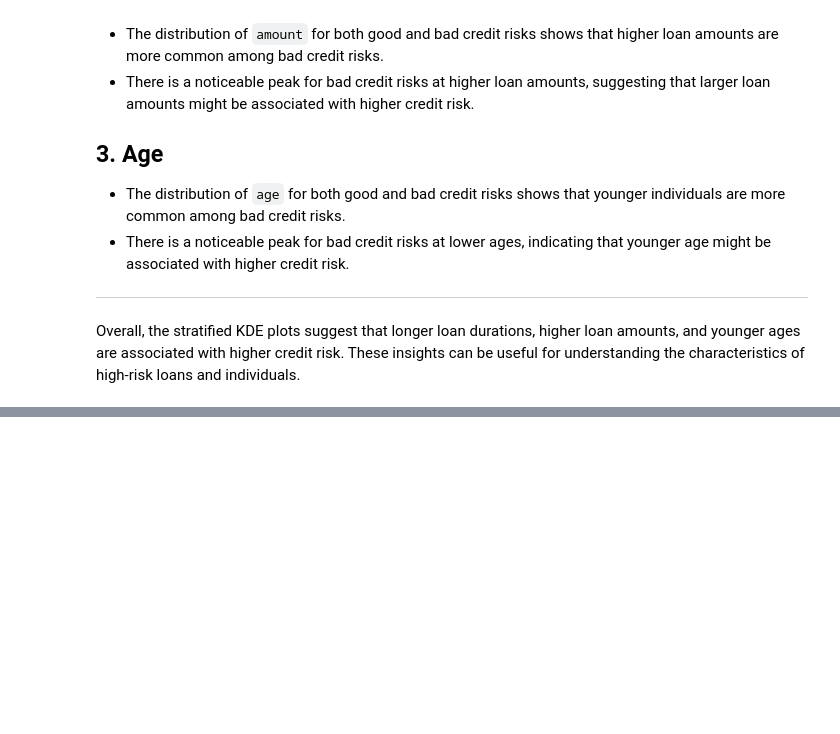
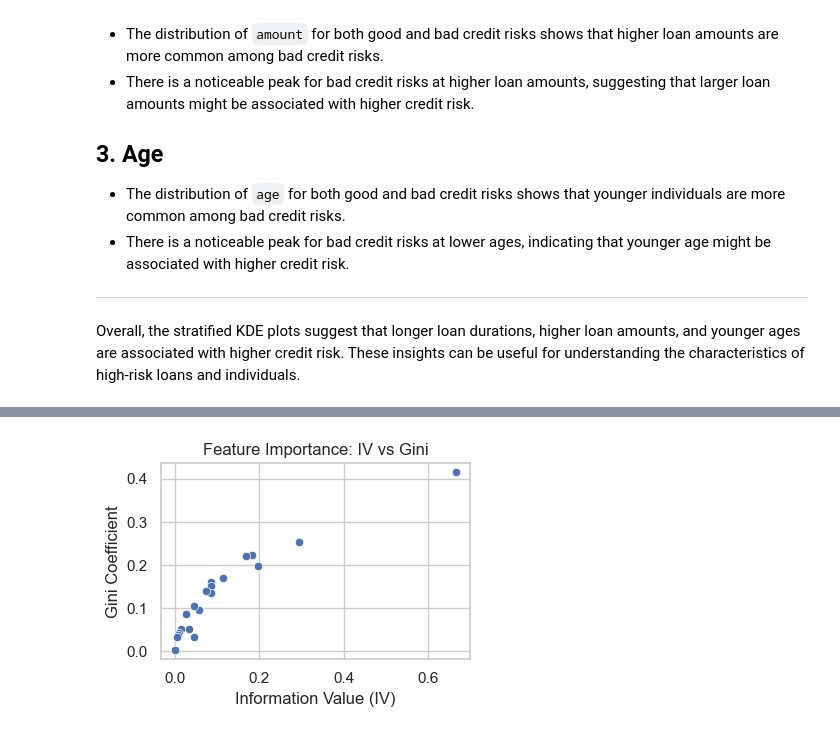
Before and after one commit to MarkThackham/MarkThackham.github.io, a Jupyter notebook: Portfolio/machine-learning/credit-data/machine-learning-german-credit-data.ipynb, the cells around one changed output, grey strips where cells are left out. Saved outputs shown, nothing was run; the diff lists cells and outputs as text; code cells hidden in the pictures; blank space fills up the shorter version.

```diff
--- a/Portfolio/machine-learning/credit-data/machine-learning-german-credit-data.ipynb
+++ b/Portfolio/machine-learning/credit-data/machine-learning-german-credit-data.ipynb
@@ -458,0 +537,69 @@ df
+# %%
+#========================================================================
+# Step 5: Feature Importance
+
+#--------------------
+# Binned dataset
+all_cols=df.drop('bad_flag', axis=1).columns.to_list()
+df_binned= pd.DataFrame(index=df.index)
+for col in all_cols:
+    df_binned.loc[:,[col]]=bin_feature(df['bad_flag'], df[col], num_bins=4)
+#--------------------
+
+#--------------------
+# WoE Encoding
+encoder = ce.WOEEncoder(cols=all_cols, regularization=0)
+encoder.fit(df_binned[all_cols], df['bad_flag'])
+df_binned2 = encoder.transform(df_binned[all_cols])
+df_binned2['bad_flag']=df['bad_flag']
+#--------------------
+
+#--------------------
+# Numeric Dataset
+num_cols=df.select_dtypes(include=[np.number]).columns.to_list()
+cat_cols=df.select_dtypes(exclude=[np.number]).columns.to_list()
+df_binned3=pd.concat([df[num_cols], df_binned2[cat_cols]], axis=1)
+df_binned3=df_binned3[df.columns.to_list()]
+#--------------------
+
+#--------------------
+# WoE, IV and Gini
+all_ivs=[]
+all_ginis=[]
+all_cols=df.drop('bad_flag', axis=1).columns.to_list()
+for col in all_cols:
+    woe_table, iv=woe_iv_calc(df['bad_flag'], df[col], num_bins=4)
+    gini_val=gini(df_binned2['bad_flag'], df_binned2[col], decimals=4)
+    all_ivs.append(iv)
+    all_ginis.append(gini_val)
+    print('--------------------')
+    print(f'### WoE Table for {col} ###')
+    print(woe_table)
+    print(f'IV for {col}: {iv:.4f}')
+    print(f'Gini for {col}: {gini_val:.4f}')
+    print('--------------------')
+    print('')
+#--------------------
+
+#--------------------
+# Feature Importance
+importance=pd.DataFrame({'feature':all_cols, 'IV':all_ivs, 'Gini':all_ginis})\
+    .sort_values('IV', ascending=False)\
+    .reset_index(drop=True)
+print('--------------------')
+print('## Feature Importance ##')
+print(importance)
+print('--------------------')
+print('')
+
+plt.figure(figsize=(4, 3))
+sns.scatterplot(data=importance, x='IV', y='Gini')
+plt.title('Feature Importance: IV vs Gini')
+plt.xlabel('Information Value (IV)')
+plt.ylabel('Gini Coefficient')
+plt.tight_layout()
+plt.savefig("credit-data-feature-importance.png", dpi=300)
+plt.show()
+#--------------------
+#========================================================================
+# %% [output]
@@ -459,3 +623,4 @@ df
+[figure, added]
 # %%
 #========================================================================
 # Step 6: Prepare for Modelling
```
Also changed, not shown: parts of 9 cells of this notebook, 10 other files.
